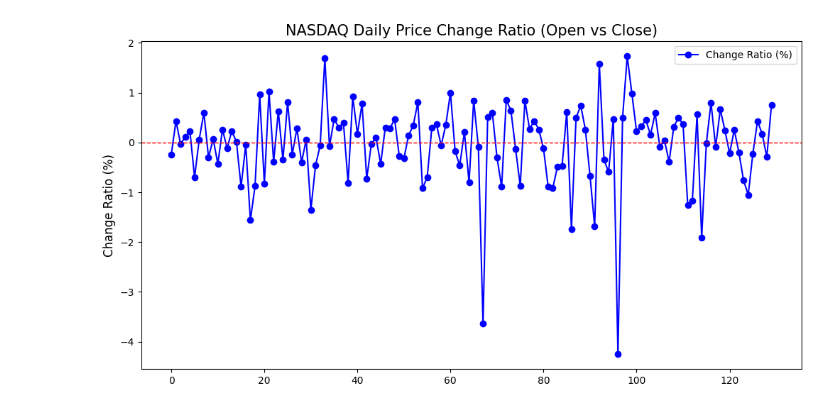
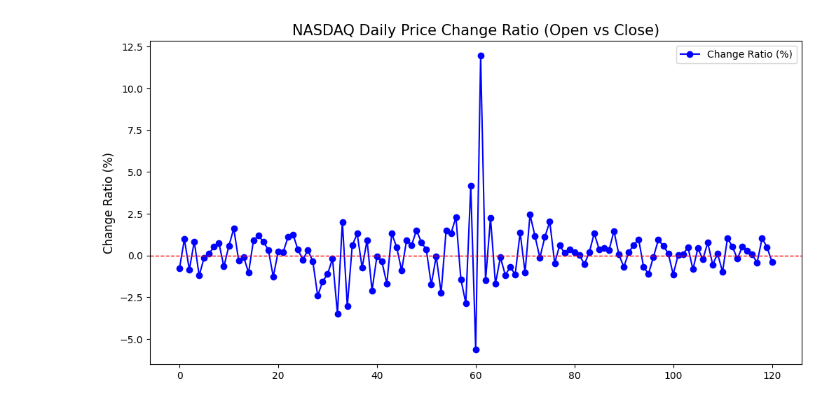
Before and after one commit to chikiripokiri/covid-dashboard, a Jupyter notebook: finance.ipynb, the cells around one changed output. Saved outputs shown, nothing was run; the diff lists cells and outputs as text; code cells hidden in the pictures.

```diff
--- a/finance.ipynb
+++ b/finance.ipynb
@@ -36,23 +34,23 @@ print(my_data)
 # %%
 import matplotlib.pyplot as plt
 
-my_data = my_data[:130]
-dates = [d['Date'] for d in my_data]
-ratios = [d['in_de'] for d in my_data]
+my_data1 = my_data[130:]
+dates = [d['Date'] for d in my_data1]
+ratios = [d['in_de'] for d in my_data1]
 
 # 2. 데이터 정렬 (웹에서 가져온 데이터는 최신순이므로 과거순으로 뒤집기)
 dates.reverse()
 ratios.reverse()
 
 plt.figure(figsize=(12, 6))
 plt.plot(ratios, marker='o', linestyle='-', color='b', label='Change Ratio (%)')
 
 plt.title('NASDAQ Daily Price Change Ratio (Open vs Close)', fontsize=15)
 plt.ylabel('Change Ratio (%)', fontsize=12)
-plt.axhline(0, color='red', linestyle='--', linewidth=1) # 0% 기준선 추가
+plt.axhline(0, color='red', linestyle='--', linewidth=1)
 plt.legend()
 
-#plt.tight_layout() # 여백 자동 조절
 plt.show()
+del my_data1
 # %% [output]
-[figure, old version]
+[figure, new version]
```
Also changed, not shown: parts of 1 cell of this notebook.
